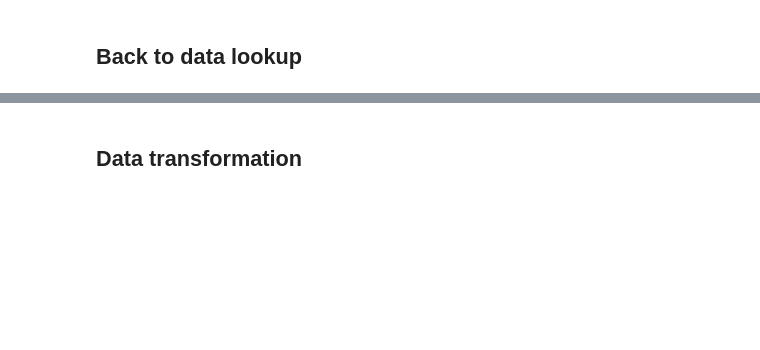
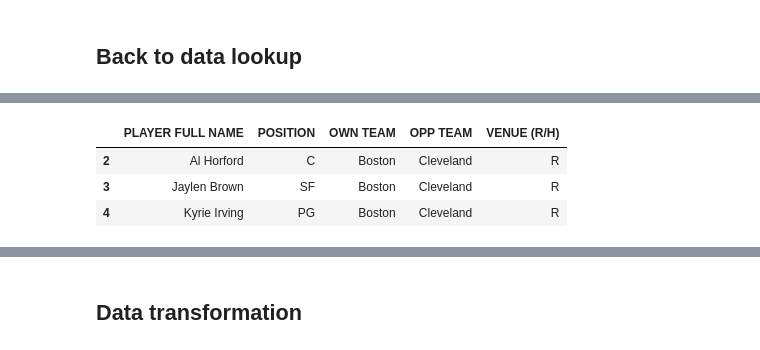
Before and after one commit to streamnsight/pandas-cheat-sheet, a Jupyter notebook: DataFrames.ipynb, the cells around one changed output, grey strips where cells are left out. Saved outputs shown, nothing was run; the diff lists cells and outputs as text; code cells hidden in the pictures; blank space fills up the shorter version.

```diff
--- a/DataFrames.ipynb
+++ b/DataFrames.ipynb
@@ -124,4 +334,9 @@ df.loc[2:5, 'PLAYER FULL NAME'] # rows index 2 to 5, FULL PLAYER NAME column
 # %%
-df.iloc[1, 2:7] # single row index 1, columns index 2 to 7
+df.iloc[2:5, 2:7] # single row index 1, columns index 2 to 7
+# %% [output]
+|  | PLAYER FULL NAME | POSITION | OWN TEAM | OPP TEAM | VENUE (R/H) |
+| 2 | Al Horford | C | Boston | Cleveland | R |
+| 3 | Jaylen Brown | SF | Boston | Cleveland | R |
+| 4 | Kyrie Irving | PG | Boston | Cleveland | R |
 # %%
 df.loc[0:2, ['PLAYER FULL NAME', 'POSITION']] # new DF
```
Also changed, not shown: parts of 57 cells of this notebook, 1 other file.
